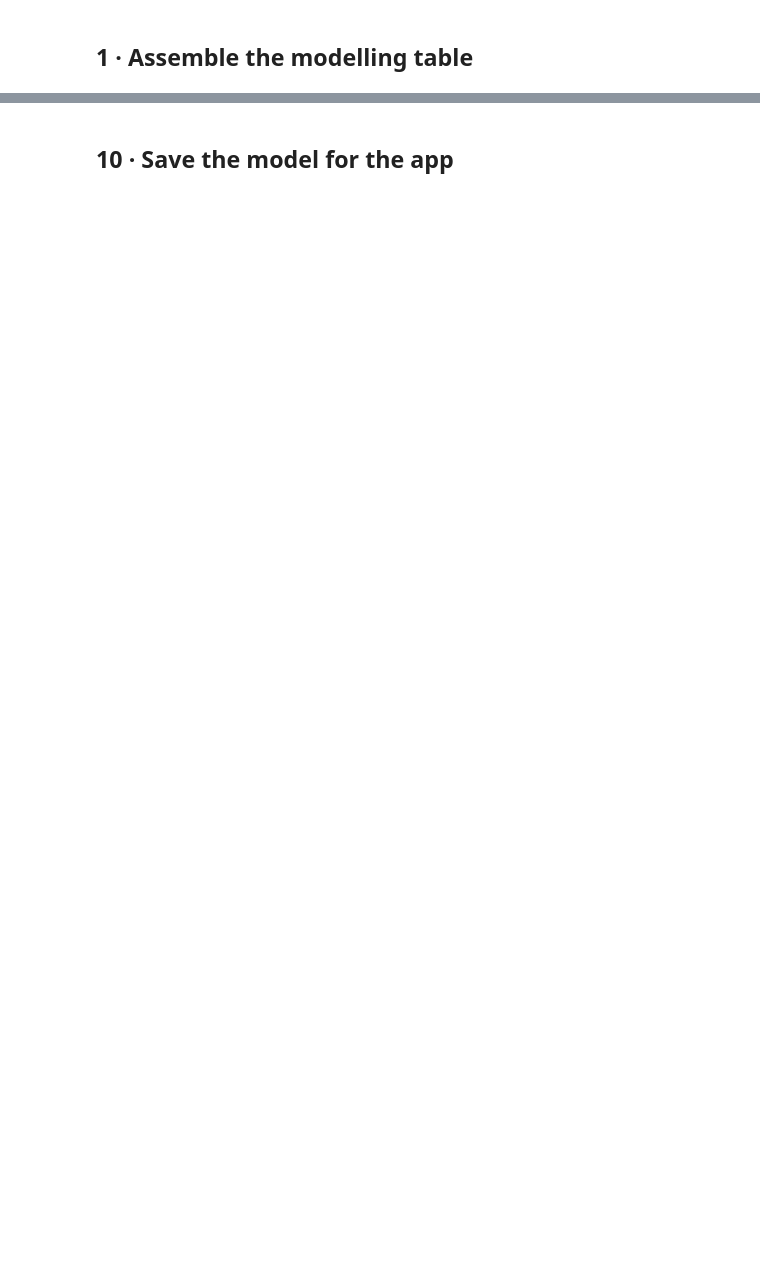
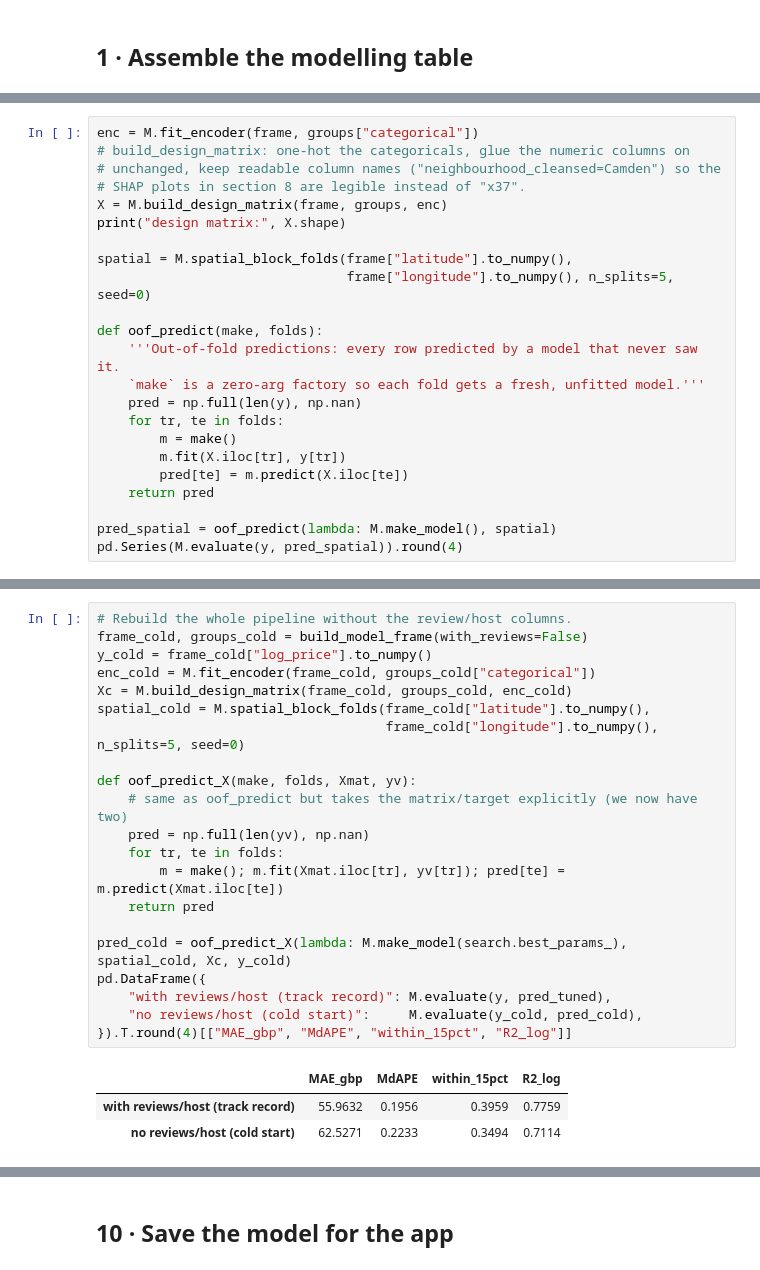
Before and after one commit to KevST14/london-rent-reality-check, a Jupyter notebook: notebooks/03_price_model.ipynb, the cells around one changed output, grey strips where cells are left out. Saved outputs shown, nothing was run; the diff lists cells and outputs as text; blank space fills up the shorter version.

```diff
--- a/notebooks/03_price_model.ipynb
+++ b/notebooks/03_price_model.ipynb
@@ -490,0 +123,23 @@ dense, well-sampled inner ones. This is reported, not hidden.
+# %%
+enc = M.fit_encoder(frame, groups["categorical"])
+# build_design_matrix: one-hot the categoricals, glue the numeric columns on
+# unchanged, keep readable column names ("neighbourhood_cleansed=Camden") so the
+# SHAP plots in section 8 are legible instead of "x37".
+X = M.build_design_matrix(frame, groups, enc)
+print("design matrix:", X.shape)
+
+spatial = M.spatial_block_folds(frame["latitude"].to_numpy(),
+                                frame["longitude"].to_numpy(), n_splits=5, seed=0)
+
+def oof_predict(make, folds):
+    '''Out-of-fold predictions: every row predicted by a model that never saw it.
+    `make` is a zero-arg factory so each fold gets a fresh, unfitted model.'''
+    pred = np.full(len(y), np.nan)
+    for tr, te in folds:
+        m = make()
+        m.fit(X.iloc[tr], y[tr])
+        pred[te] = m.predict(X.iloc[te])
+    return pred
+
+pred_spatial = oof_predict(lambda: M.make_model(), spatial)
+pd.Series(M.evaluate(y, pred_spatial)).round(4)
@@ -490,0 +359,25 @@ dense, well-sampled inner ones. This is reported, not hidden.
+# %%
+# Rebuild the whole pipeline without the review/host columns.
+frame_cold, groups_cold = build_model_frame(with_reviews=False)
+y_cold = frame_cold["log_price"].to_numpy()
+enc_cold = M.fit_encoder(frame_cold, groups_cold["categorical"])
+Xc = M.build_design_matrix(frame_cold, groups_cold, enc_cold)
+spatial_cold = M.spatial_block_folds(frame_cold["latitude"].to_numpy(),
+                                     frame_cold["longitude"].to_numpy(), n_splits=5, seed=0)
+
+def oof_predict_X(make, folds, Xmat, yv):
+    # same as oof_predict but takes the matrix/target explicitly (we now have two)
+    pred = np.full(len(yv), np.nan)
+    for tr, te in folds:
+        m = make(); m.fit(Xmat.iloc[tr], yv[tr]); pred[te] = m.predict(Xmat.iloc[te])
+    return pred
+
+pred_cold = oof_predict_X(lambda: M.make_model(search.best_params_), spatial_cold, Xc, y_cold)
+pd.DataFrame({
+    "with reviews/host (track record)": M.evaluate(y, pred_tuned),
+    "no reviews/host (cold start)":     M.evaluate(y_cold, pred_cold),
+}).T.round(4)[["MAE_gbp", "MdAPE", "within_15pct", "R2_log"]]
+# %% [output]
+|  | MAE_gbp | MdAPE | within_15pct | R2_log |
+| with reviews/host (track record) | 55.9632 | 0.1956 | 0.3959 | 0.7759 |
+| no reviews/host (cold start) | 62.5271 | 0.2233 | 0.3494 | 0.7114 |
```
Also changed, not shown: parts of 62 cells of this notebook, 4 other files.
